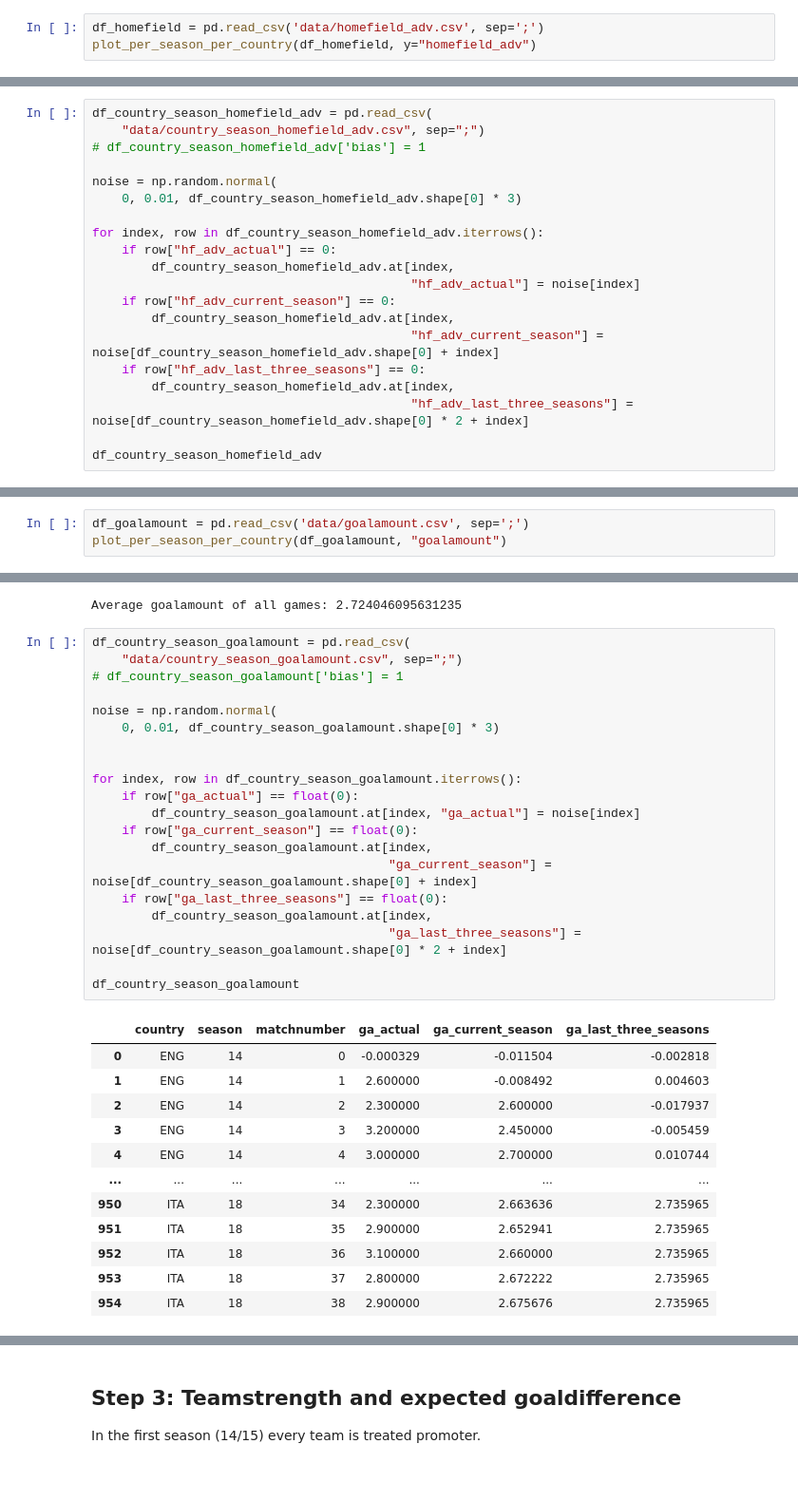
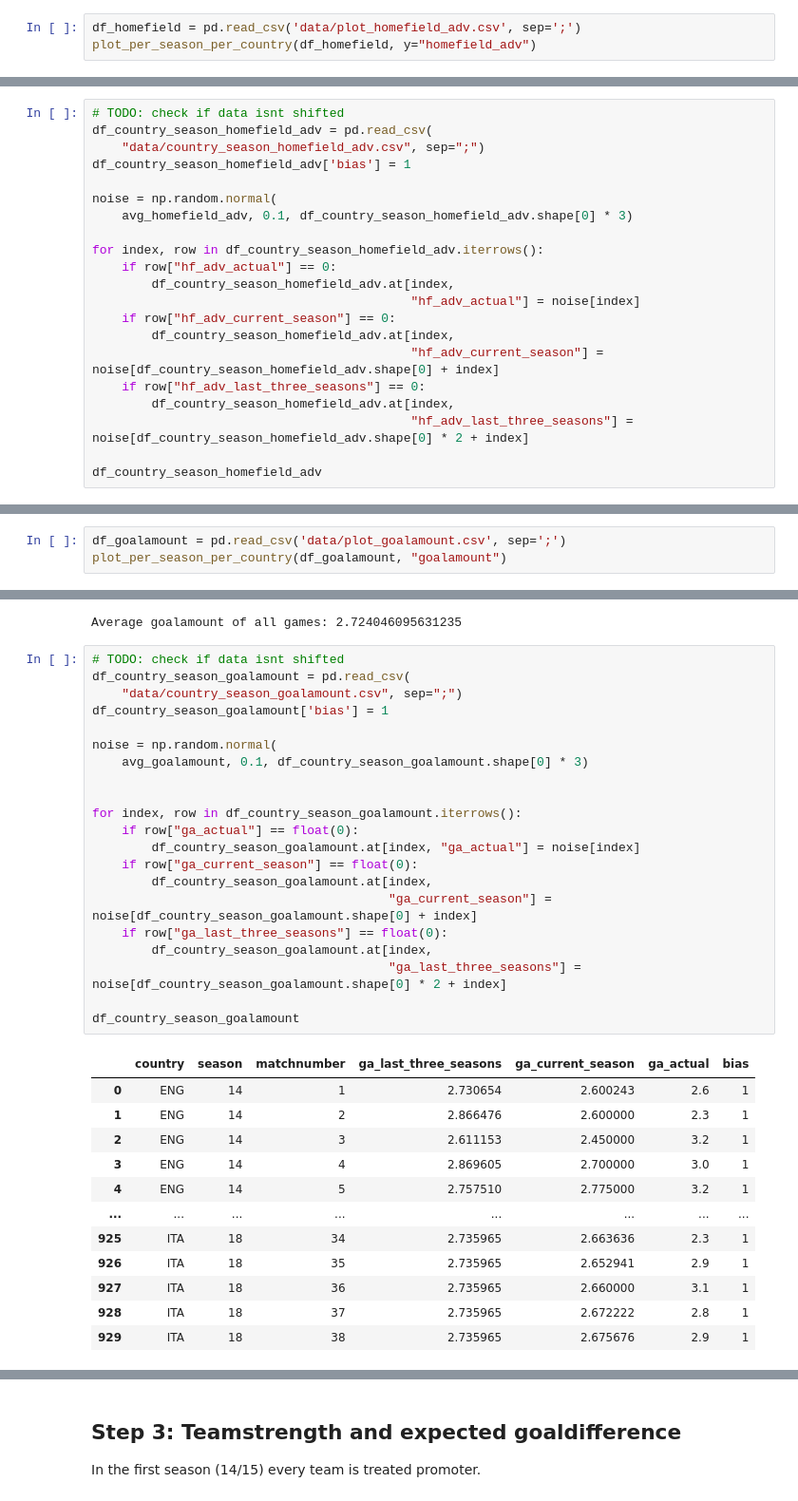
Before and after one commit to LUKEx76/football_prediction, a Jupyter notebook: heuer_model/heuer.ipynb, the cells around one changed output, grey strips where cells are left out. Shown at 95% size. Cells and saved outputs as stored; diff of their text form.

```diff
--- a/heuer_model/heuer.ipynb
+++ b/heuer_model/heuer.ipynb
@@ -40,7 +40,7 @@ def closed_form_solution(X, y):
 # %% [markdown]
 ## Step 1 - Homefieldadvantage (per country and season)
 # %%
-df_homefield = pd.read_csv('data/homefield_adv.csv', sep=';')
+df_homefield = pd.read_csv('data/plot_homefield_adv.csv', sep=';')
 plot_per_season_per_country(df_homefield, y="homefield_adv")
 # %% [output]
 [figure]
@@ -54,12 +54,13 @@ print("Average homefield advantage on all games:", avg_homefield_adv)
 # %% [output]
 Average homefield advantage on all games: 0.36837358101135187
 # %%
+# TODO: check if data isnt shifted
 df_country_season_homefield_adv = pd.read_csv(
     "data/country_season_homefield_adv.csv", sep=";")
-# df_country_season_homefield_adv['bias'] = 1
+df_country_season_homefield_adv['bias'] = 1
 
 noise = np.random.normal(
-    0, 0.01, df_country_season_homefield_adv.shape[0] * 3)
+    avg_homefield_adv, 0.1, df_country_season_homefield_adv.shape[0] * 3)
 
 for index, row in df_country_season_homefield_adv.iterrows():
     if row["hf_adv_actual"] == 0:
@@ -114,7 +118,7 @@ Homefield advantage: 0.00018944042254312563
 # %% [markdown]
 ## Step 2 - Goalamount per match (per country and season)
 # %%
-df_goalamount = pd.read_csv('data/goalamount.csv', sep=';')
+df_goalamount = pd.read_csv('data/plot_goalamount.csv', sep=';')
 plot_per_season_per_country(df_goalamount, "goalamount")
 # %% [output]
 [figure]
@@ -128,35 +132,36 @@ print("Average goalamount of all games:", avg_goalamount)
 # %% [output]
 Average goalamount of all games: 2.724046095631235
 # %%
+# TODO: check if data isnt shifted
 df_country_season_goalamount = pd.read_csv(
     "data/country_season_goalamount.csv", sep=";")
-# df_country_season_goalamount['bias'] = 1
+df_country_season_goalamount['bias'] = 1
 
 noise = np.random.normal(
-    0, 0.01, df_country_season_goalamount.shape[0] * 3)
+    avg_goalamount, 0.1, df_country_season_goalamount.shape[0] * 3)
 
 
 for index, row in df_country_season_goalamount.iterrows():
     if row["ga_actual"] == float(0):
         df_country_season_goalamount.at[index, "ga_actual"] = noise[index]
     if row["ga_current_season"] == float(0):
         df_country_season_goalamount.at[index,
                                         "ga_current_season"] = noise[df_country_season_goalamount.shape[0] + index]
     if row["ga_last_three_seasons"] == float(0):
         df_country_season_goalamount.at[index,
                                         "ga_last_three_seasons"] = noise[df_country_season_goalamount.shape[0] * 2 + index]
 
 df_country_season_goalamount
 # %% [output]
-|  | country | season | matchnumber | ga_actual | ga_current_season | ga_last_three_seasons |
-| 0 | ENG | 14 | 0 | -0.000329 | -0.011504 | -0.002818 |
-| 1 | ENG | 14 | 1 | 2.600000 | -0.008492 | 0.004603 |
-| 2 | ENG | 14 | 2 | 2.300000 | 2.600000 | -0.017937 |
-| 3 | ENG | 14 | 3 | 3.200000 | 2.450000 | -0.005459 |
-| 4 | ENG | 14 | 4 | 3.000000 | 2.700000 | 0.010744 |
-| ... | ... | ... | ... | ... | ... | ... |
-| 950 | ITA | 18 | 34 | 2.300000 | 2.663636 | 2.735965 |
-| 951 | ITA | 18 | 35 | 2.900000 | 2.652941 | 2.735965 |
-| 952 | ITA | 18 | 36 | 3.100000 | 2.660000 | 2.735965 |
-| 953 | ITA | 18 | 37 | 2.800000 | 2.672222 | 2.735965 |
-| 954 | ITA | 18 | 38 | 2.900000 | 2.675676 | 2.735965 |
+|  | country | season | matchnumber | ga_last_three_seasons | ga_current_season | ga_actual | bias |
+| 0 | ENG | 14 | 1 | 2.730654 | 2.600243 | 2.6 | 1 |
+| 1 | ENG | 14 | 2 | 2.866476 | 2.600000 | 2.3 | 1 |
+| 2 | ENG | 14 | 3 | 2.611153 | 2.450000 | 3.2 | 1 |
+| 3 | ENG | 14 | 4 | 2.869605 | 2.700000 | 3.0 | 1 |
+| 4 | ENG | 14 | 5 | 2.757510 | 2.775000 | 3.2 | 1 |
+| ... | ... | ... | ... | ... | ... | ... | ... |
+| 925 | ITA | 18 | 34 | 2.735965 | 2.663636 | 2.3 | 1 |
+| 926 | ITA | 18 | 35 | 2.735965 | 2.652941 | 2.9 | 1 |
+| 927 | ITA | 18 | 36 | 2.735965 | 2.660000 | 3.1 | 1 |
+| 928 | ITA | 18 | 37 | 2.735965 | 2.672222 | 2.8 | 1 |
+| 929 | ITA | 18 | 38 | 2.735965 | 2.675676 | 2.9 | 1 |
```
Also changed, not shown: parts of 9 cells of this notebook, 5 other files.
